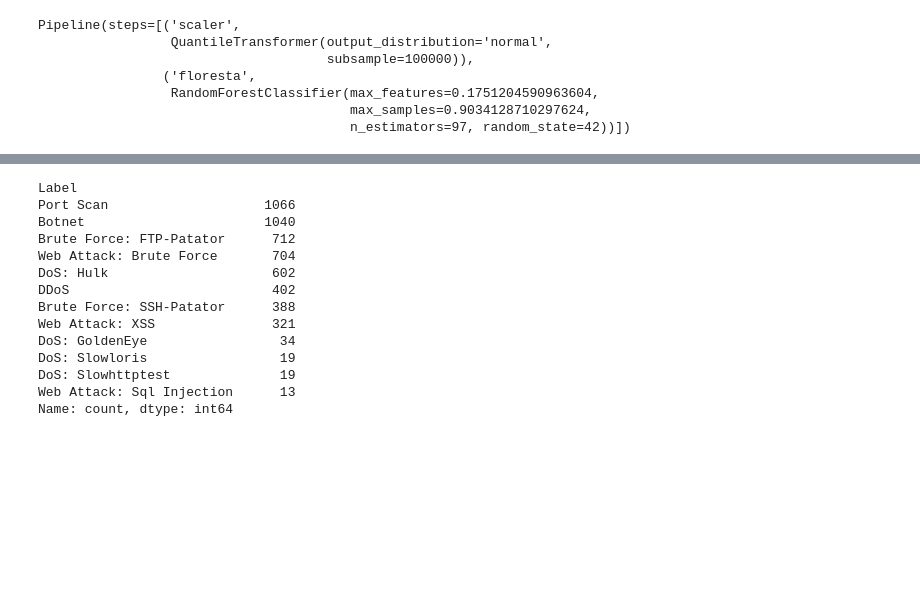
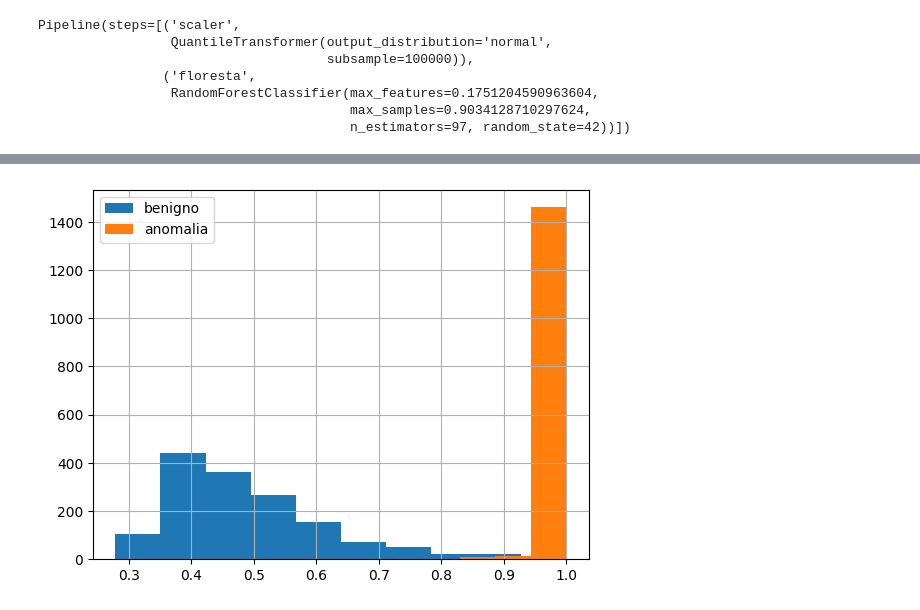
Before and after one commit to luiz-linkezio/Deteccao_de_Intrusao_Hierarquica_Multiestagio, a Jupyter notebook: 2º_Estágio(reprodução).ipynb, the cells around one changed output, grey strips where cells are left out. Saved outputs shown, nothing was run; the diff lists cells and outputs as text; code cells hidden in the pictures; blank space fills up the shorter version.

Commit message:
outras correcoes da agregacao classes

```diff
--- a/2º_Estágio(reprodução).ipynb
+++ b/2º_Estágio(reprodução).ipynb
@@ -99,28 +83,10 @@ Web Attack: Sql Injection       0.00      0.00      0.00         6
-# %%
-y_train.value_counts()
-# %% [output]
-Label
-Port Scan                    1066
-Botnet                       1040
-Brute Force: FTP-Patator      712
-Web Attack: Brute Force       704
-DoS: Hulk                     602
-DDoS                          402
-Brute Force: SSH-Patator      388
-Web Attack: XSS               321
-DoS: GoldenEye                 34
-DoS: Slowloris                 19
-DoS: Slowhttptest              19
-Web Attack: Sql Injection      13
-Name: count, dtype: int64
-# %%
-
-y_pred_train = stage2.predict(X_train)
-print(classification_report(y_train ,y_pred_train))
-
-classes = ['Benign', '(D)DOS', 'Botnet', 'Brute Force', 'Port Scan', 'Web Attack', 'Unknown']
-
-y_val_anomalia = y_val[y_val != "BENIGN"]
-X_val_anomalia = X_val[y_val != "BENIGN"]
-y_pred_val = stage2.predict(X_val[y_val != "BENIGN"])
-print(classification_report(y_val[y_val != "BENIGN"] ,y_pred_val))
+# %%
+y_score_anomalia = stage2.predict_proba(X_val_anomalia)
+y_score_benigno  = stage2.predict_proba(X_val[y_val == "BENIGN"])
+
+pd.Series(y_score_benigno.max(axis=1)).hist(label= 'benigno')
+pd.Series(y_score_anomalia.max(axis=1)).hist(label= 'anomalia')
+plt.legend()
+plt.show()
+# %% [output]
+[figure, added]
```
Also changed, not shown: parts of 4 cells of this notebook, 2 other files.
